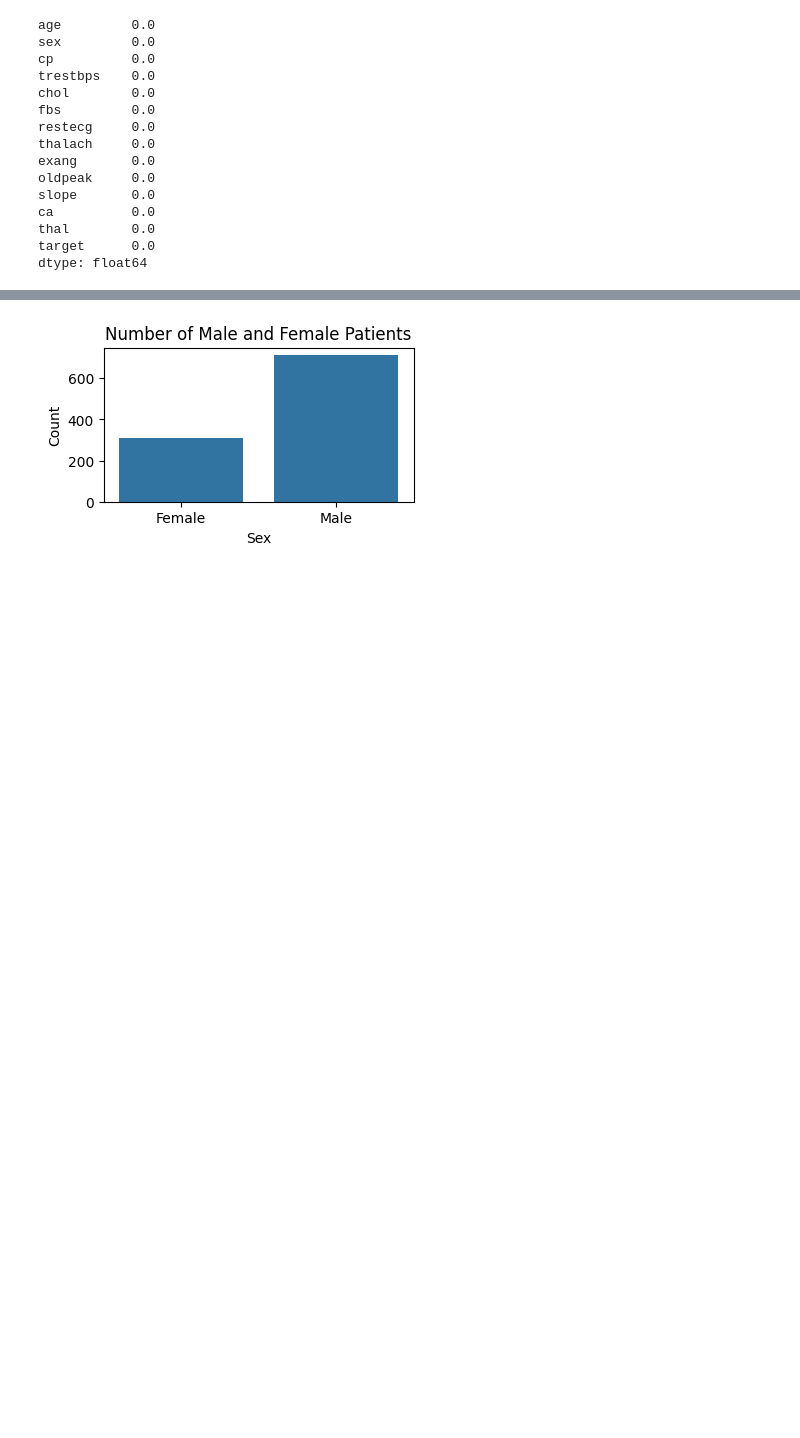
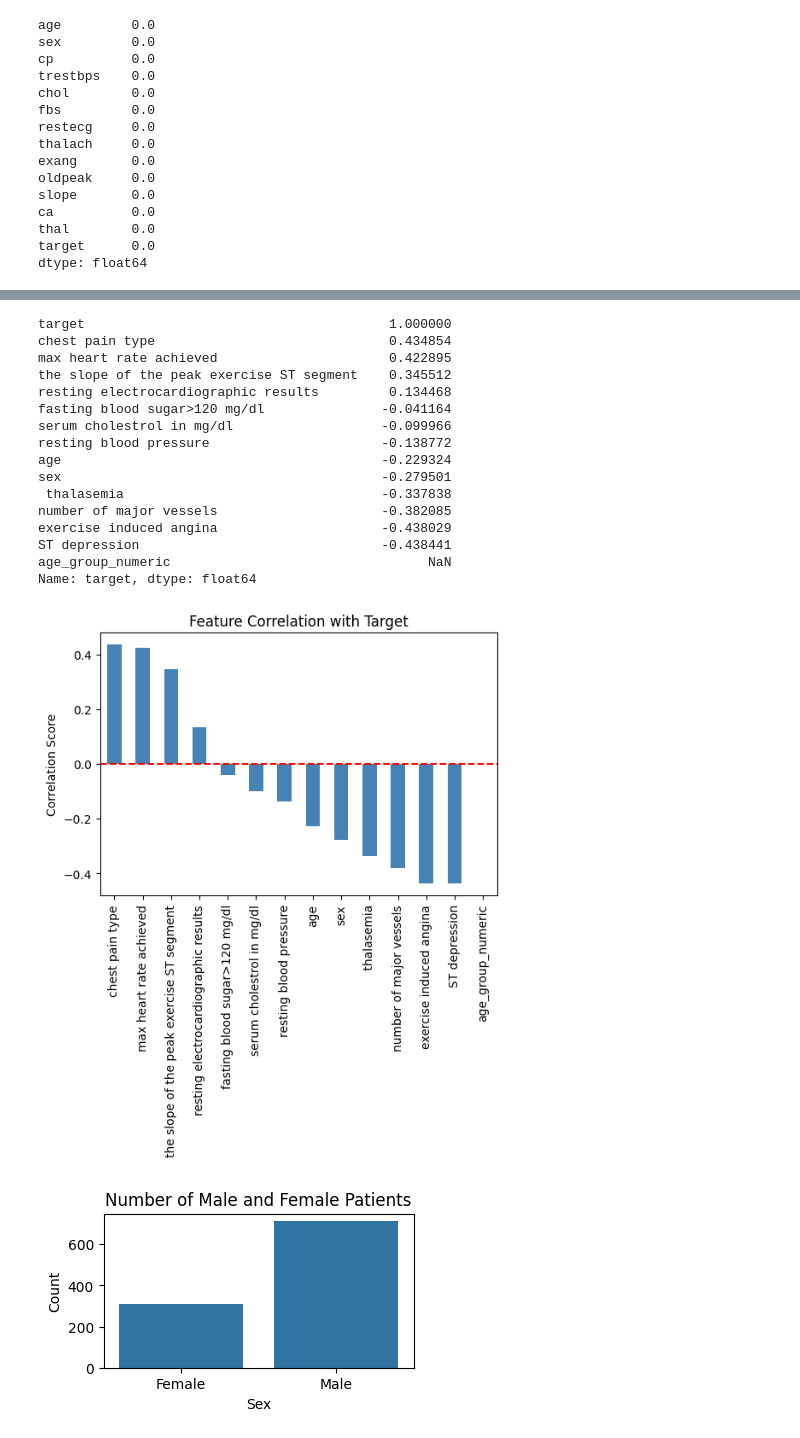
Before and after one commit to NidhiJha17/Heart-Disease-Dataset, a Jupyter notebook: understanding the data.ipynb, the cells around one changed output, grey strips where cells are left out. Cells and saved outputs as stored; diff of their text form; code cells hidden in the pictures; blank space fills up the shorter version.

```diff
--- a/understanding the data.ipynb
+++ b/understanding the data.ipynb
@@ -103,0 +170,11 @@ data.head()
+# %%
+age_map = {
+    '20-30': 25,
+    '30-40': 35,
+    '40-50': 45,
+    '50-60': 55,
+    '60-70': 65,
+    '70-80': 75
+}
+
+data['age_group_numeric'] = data['age'].map(age_map)
@@ -103,0 +239,10 @@ data.head()
+# %%
+# Flip the target
+data['target'] = 1 - data['target']
+
+# Verify after flipping
+print(data['target'].value_counts())
+print()
+print(data.groupby('exercise induced angina')['target'].mean())
+print()
+print(data.groupby('target')['ST depression'].mean())
@@ -104,3 +264,36 @@ data.head()
+# %%
+import pandas as pd
+import matplotlib.pyplot as plt
+import seaborn as sns
+
+# Correlation of all features with target
+correlation = data.corr()['target'].sort_values(ascending=False)
+print(correlation)
+
+plt.figure(figsize=(6,4))
+correlation.drop('target').plot(kind='bar', color='steelblue')
+plt.title('Feature Correlation with Target')
+plt.axhline(y=0, color='red', linestyle='--')
+plt.ylabel('Correlation Score')
+plt.show()
+# %% [output]
+target                                       1.000000
+chest pain type                              0.434854
+max heart rate achieved                      0.422895
+the slope of the peak exercise ST segment    0.345512
+resting electrocardiographic results         0.134468
+fasting blood sugar>120 mg/dl               -0.041164
+serum cholestrol in mg/dl                   -0.099966
+resting blood pressure                      -0.138772
+age                                         -0.229324
+sex                                         -0.279501
+ thalasemia                                 -0.337838
+number of major vessels                     -0.382085
+exercise induced angina                     -0.438029
+ST depression                               -0.438441
+age_group_numeric                                 NaN
+Name: target, dtype: float64
+[figure, added]
 # %%
 import seaborn as sns
 import matplotlib.pyplot as plt
```
Also changed, not shown: parts of 32 cells of this notebook.
